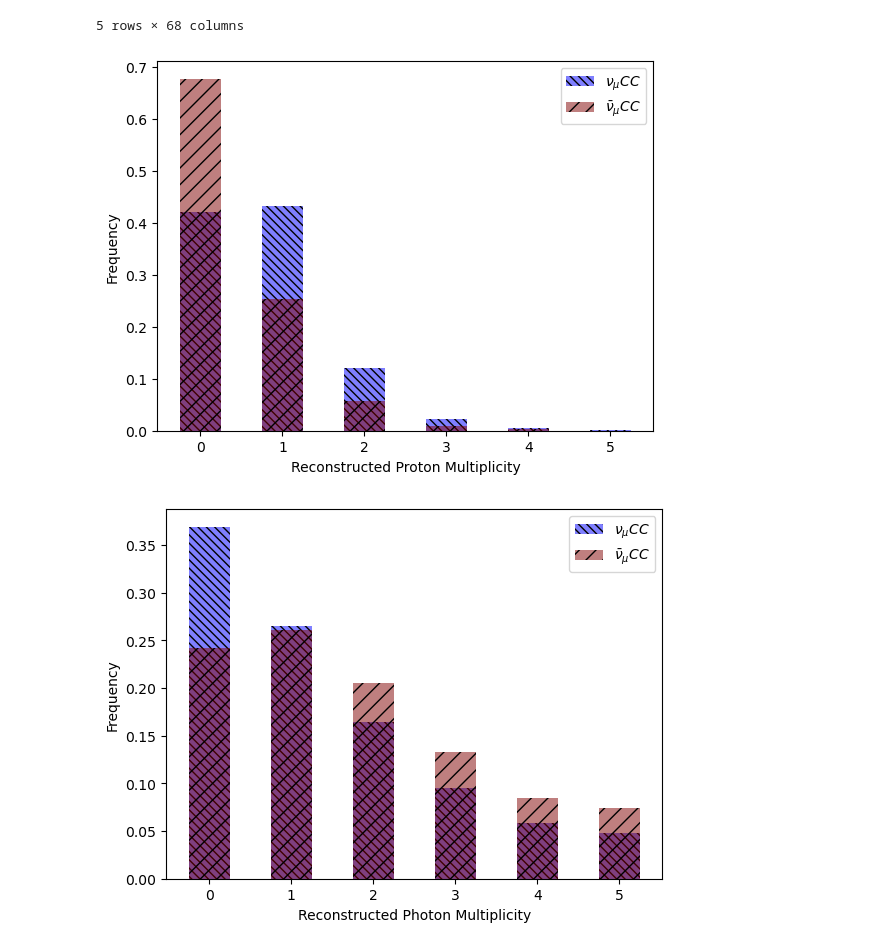
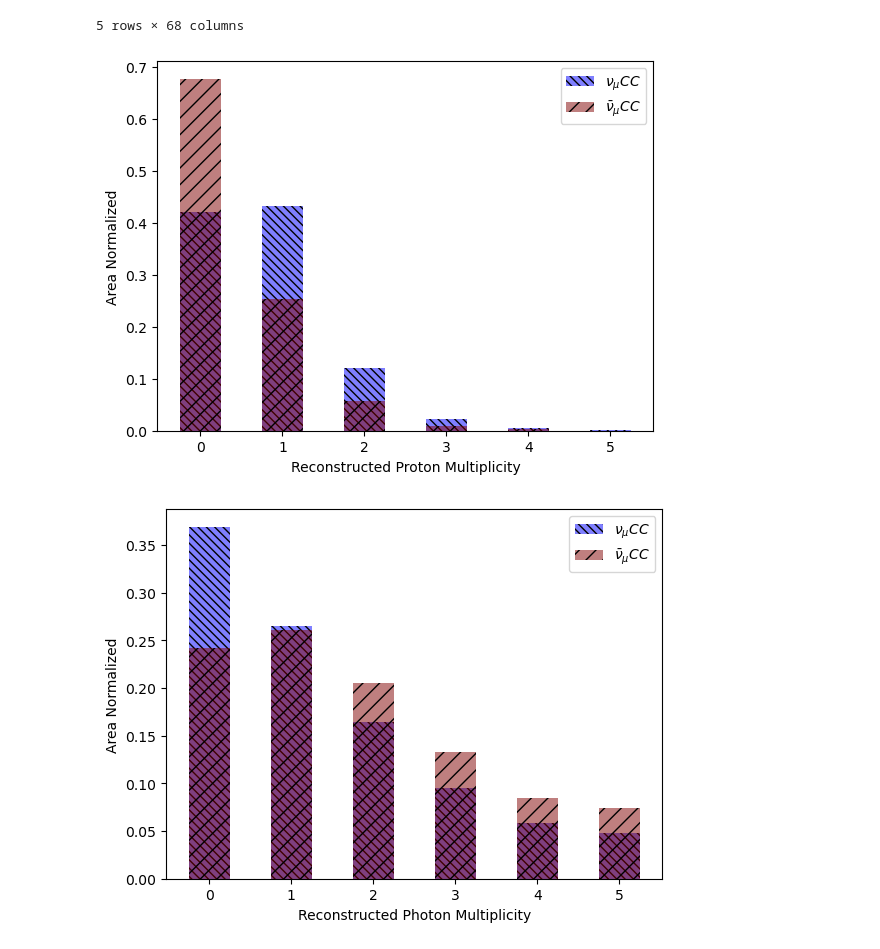
Before and after one commit to wly-wang/nu_mu_xsec, a Jupyter notebook: BDT.ipynb, the cells around one changed output. Cells and saved outputs as stored; diff of their text form; code cells hidden in the pictures.

```diff
--- a/BDT.ipynb
+++ b/BDT.ipynb
@@ -390,21 +389,21 @@ df_bdt.head()
 # %%
 plt.hist(df_numucc['Num_Proton'], 6, (0,6), density=True, label=r'$\nu_{\mu}CC$', align='left', rwidth=0.5, alpha=.5, color='blue',hatch='\\\\\\\\')
 plt.hist(df_numubar['Num_Proton'], 6, (0,6), density=True, label= r'$\bar{\nu}_{\mu}CC$', align='left', rwidth=0.5, alpha=.5, color='maroon',hatch='//')
 plt.xlabel("Reconstructed Proton Multiplicity")
-plt.ylabel("Frequency")
+plt.ylabel("Area Normalized")
 plt.legend()
 plt.show()
 # %% [output]
-[figure, old version]
+[figure, new version]
 # %%
 plt.hist(df_numucc['Num_Gamma'], 6, (0,6), density=True, label=r'$\nu_{\mu}CC$', align='left', rwidth=0.5, alpha=.5, color='blue',hatch='\\\\\\\\')
 plt.hist(df_numubar['Num_Gamma'], 6, (0,6), density=True, label= r'$\bar{\nu}_{\mu}CC$', align='left', rwidth=0.5, alpha=.5, color='maroon',hatch='//')
 plt.xlabel("Reconstructed Photon Multiplicity")
-plt.ylabel("Frequency")
+plt.ylabel("Area Normalized")
 plt.legend()
 plt.show()
 # %% [output]
-[figure, old version]
+[figure, new version]
 # %%
 plt.hist(df_numucc['Num_Electron'], 5, (0,5), density=True, label=r'$\nu_{\mu}CC$', align='left', rwidth=0.5, alpha=.5, color='blue', hatch='\\\\\\\\')
 plt.hist(df_numubar['Num_Electron'], 5, (0,5), density=True, label= r'$\bar{\nu}_{\mu}CC$', align='left', rwidth=0.5, alpha=.5, color='maroon', hatch='//')
```
Also changed, not shown: parts of 12 cells of this notebook.
